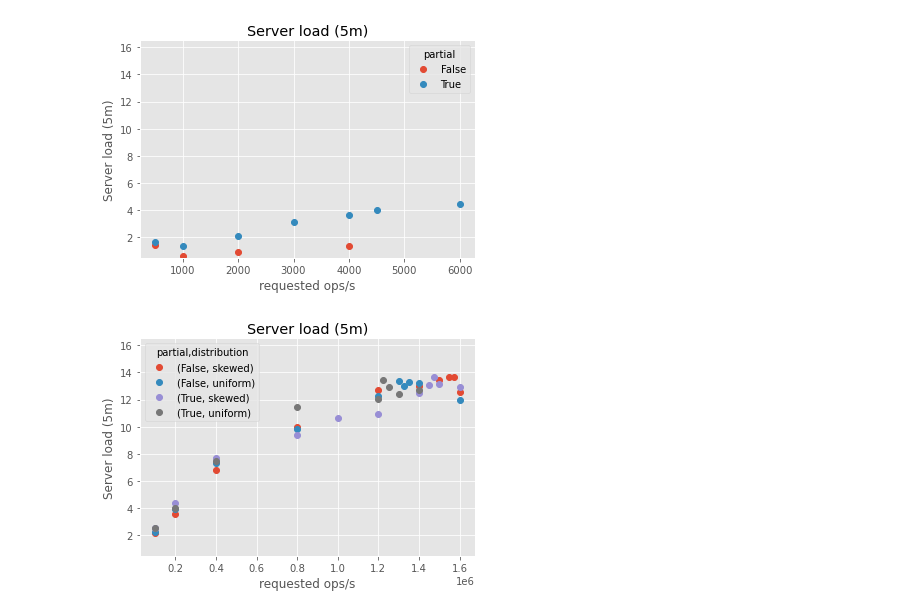
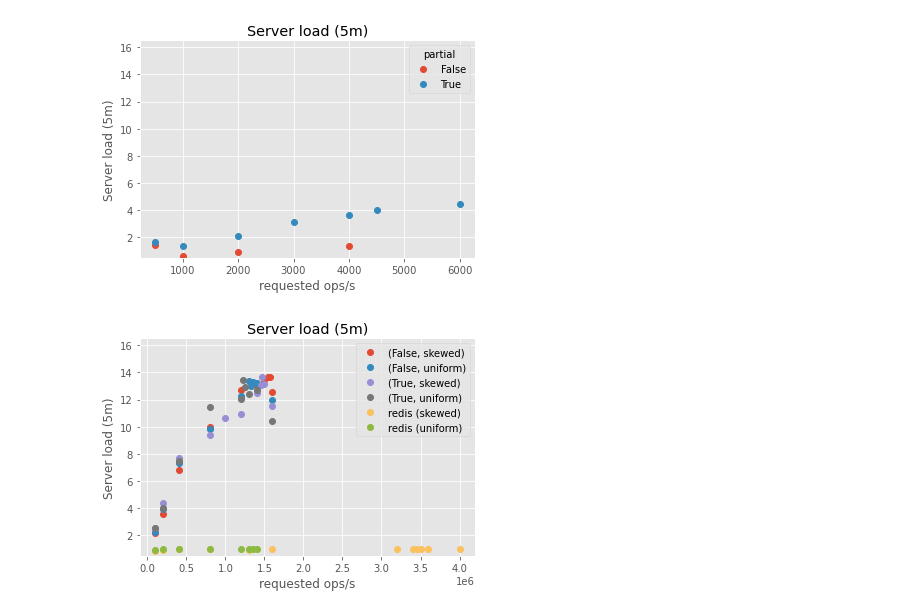
Before and after one commit to jonhoo/thesis, a Jupyter notebook: benchmarks/notes.ipynb, the cells around one changed output. Drawn from its saved outputs; the diff is of its cells as text; code cells hidden in the pictures.

```diff
--- a/benchmarks/notes.ipynb
+++ b/benchmarks/notes.ipynb
@@ -34,5 +34,9 @@ vote["rmem"] = vote["rmem"] / (1024 * 1024 * 1024)
 vote["mem"] = vote["basemem"] + vote["opmem"]
 vote["aggmem"] = vote["opmem"] - vote["rmem"]
 vote.sort_index(inplace = True)
+# %%
+redis = source['redis'].copy()
+redis = redis.query("until <= 512")
+redis.sort_index(inplace = True)
 # %% [markdown]
 **Prune out datapoints where the server did not keep up — results are likely misleading**
@@ -60,21 +42,0 @@ for index in prune:
-# %%
-# prune all points where 50% > 100ms
-prune = []
-x = vote.reset_index().set_index(["target", "partial", "distribution", "write_every", "clients", "articles", "memlimit", "op"])
-x = x.query("op != 'all'")
-x = x.groupby(x.index.names)["median"].min()
-x = x.reset_index().set_index(["target", "partial", "distribution", "write_every", "clients", "articles", "memlimit"])
-x = x.groupby(x.index.names).max()
-for row in x.query('median > 100').itertuples():
-    print(row.Index, row.median, "ms")
-    prune.append(row.Index)
-for index in prune:
-    vote = vote.drop(index = index)
-
-# prune all points where achieved != target
-prune = []
-for row in vote.query('achieved < 0.95 * target').itertuples():
-    print(row.Index, "only achieved", row.achieved, "ops/s")
-    prune.append(row.Index)
-for index in prune:
-    vote = vote.drop(index = index)
@@ -116,5 +60,5 @@ lobsters_experiments
 # %%
-vote_experiments = vote.query('op == "all" & memlimit == 0').groupby([c for c in vote.index.names if c not in ["op", "until", "metric"]]).tail(1)
+vote_experiments = vote.query('op == "all" & memlimit == 0 & achieved >= 0.95 * target & mean < 50').groupby([c for c in vote.index.names if c not in ["op", "until", "metric"]]).tail(1)
 vote_experiments
 # %% [output]
 |  |  |  |  |  |  |  |  |  |  | mean | ... |
@@ -137,0 +82,3 @@ vote_experiments
+# %%
+redis_experiments = redis.query('op == "all" & achieved >= 0.95 * target & mean < 50').groupby([c for c in redis.index.names if c not in ["op", "until", "metric"]]).tail(1)
+redis_experiments
@@ -608,11 +647,16 @@ pass
 # %%
 data = vote_experiments
 d = data.reset_index().set_index(["partial", "distribution", "target"])
 d = d.sort_index()
 ax = d["sload5"].unstack(["partial", "distribution"]).plot(label=True, style='o', title="Server load (5m)")
+d = redis_experiments.reset_index().query('distribution == "skewed"')
+plt.plot(d["target"], d["sload5"], 'o', label="redis (skewed)")
+d = redis_experiments.reset_index().query('distribution == "uniform"')
+plt.plot(d["target"], d["sload5"], 'o', label="redis (uniform)")
 ax.set_xlabel("requested ops/s")
 ax.set_ylabel("Server load (5m)")
 ax.set_ylim(0.5, 16.5)
+ax.legend()
 pass
 # %% [output]
-[figure, old version]
+[figure, new version]
```
Also changed, not shown: parts of 22 cells of this notebook, 7 other files.
